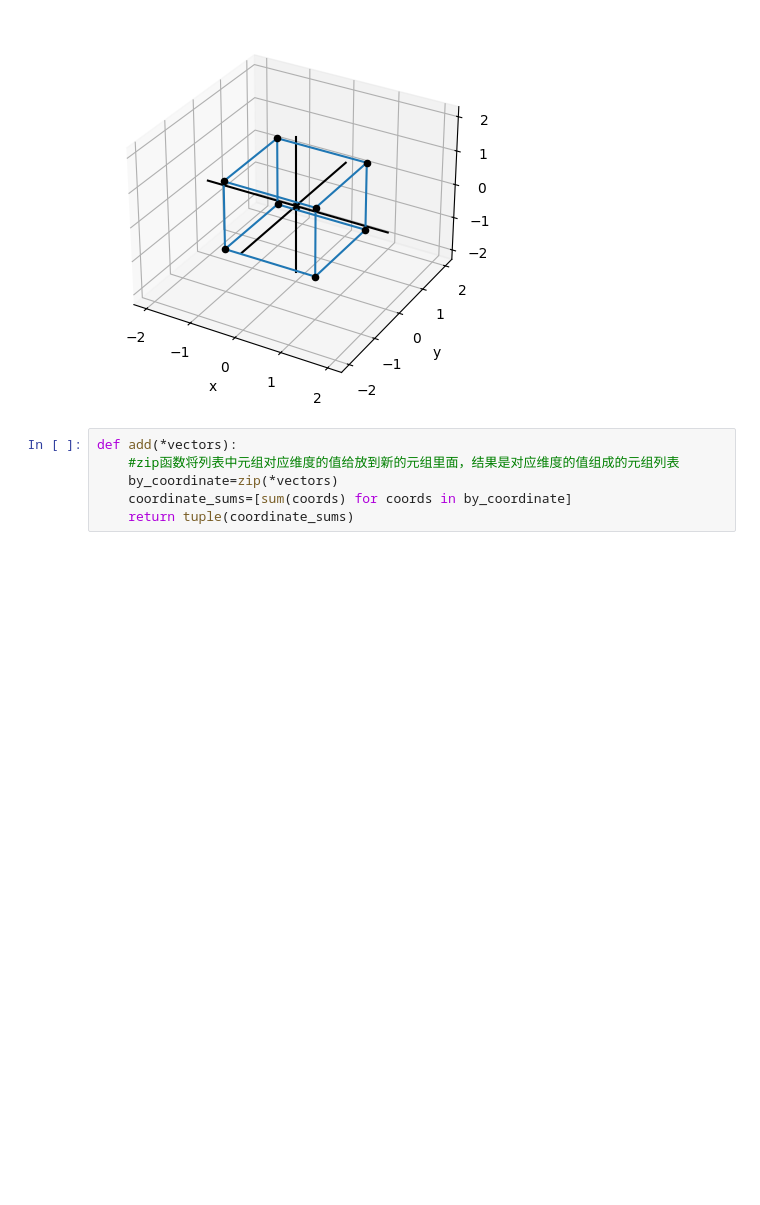
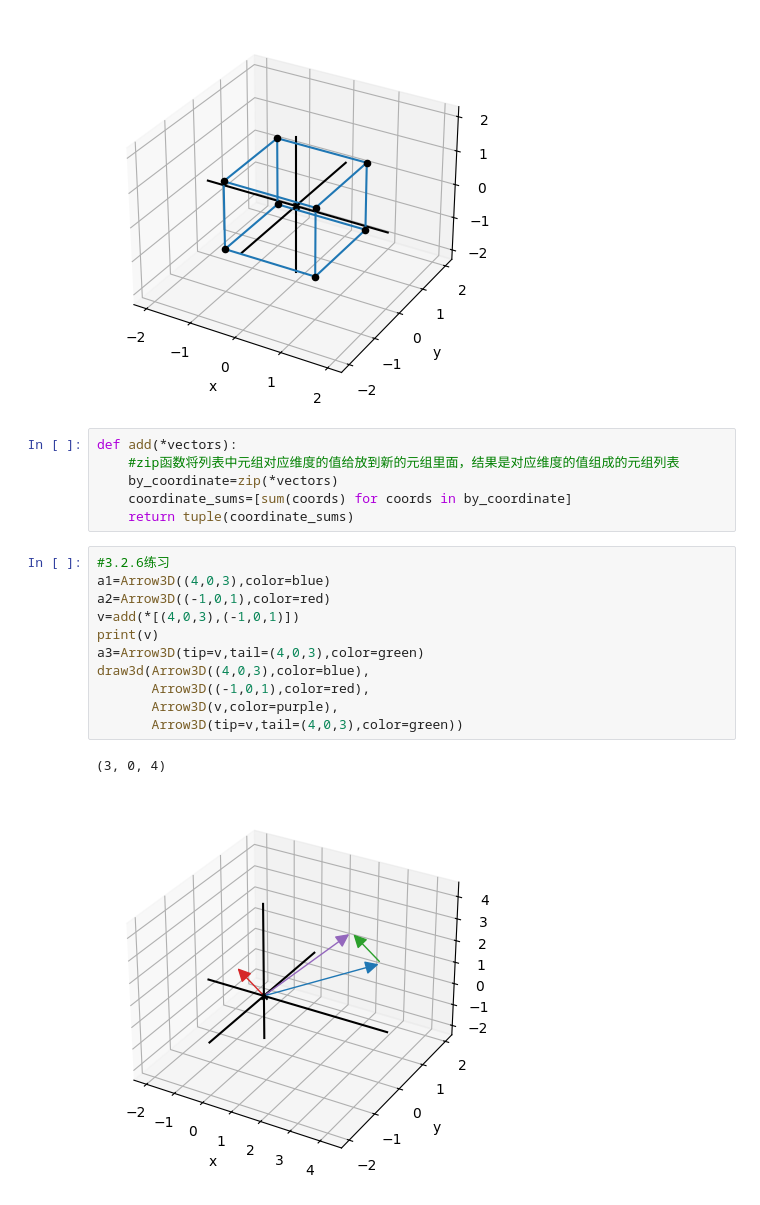
Before and after one commit to pengjiayu9734o/math-learn, a Jupyter notebook: My/chapter3/chapter3.ipynb, the cells around one changed output. Cells and saved outputs as stored; diff of their text form; blank space fills up the shorter version.

```diff
--- a/My/chapter3/chapter3.ipynb
+++ b/My/chapter3/chapter3.ipynb
@@ -42,3 +39,17 @@ def add(*vectors):
     by_coordinate=zip(*vectors)
     coordinate_sums=[sum(coords) for coords in by_coordinate]
     return tuple(coordinate_sums)
+# %%
+#3.2.6练习
+a1=Arrow3D((4,0,3),color=blue)
+a2=Arrow3D((-1,0,1),color=red)
+v=add(*[(4,0,3),(-1,0,1)])
+print(v)
+a3=Arrow3D(tip=v,tail=(4,0,3),color=green)
+draw3d(Arrow3D((4,0,3),color=blue),
+       Arrow3D((-1,0,1),color=red),
+       Arrow3D(v,color=purple),
+       Arrow3D(tip=v,tail=(4,0,3),color=green))
+# %% [output]
+(3, 0, 4)
+[figure, added]
```
Also changed, not shown: parts of 1 cell of this notebook.
